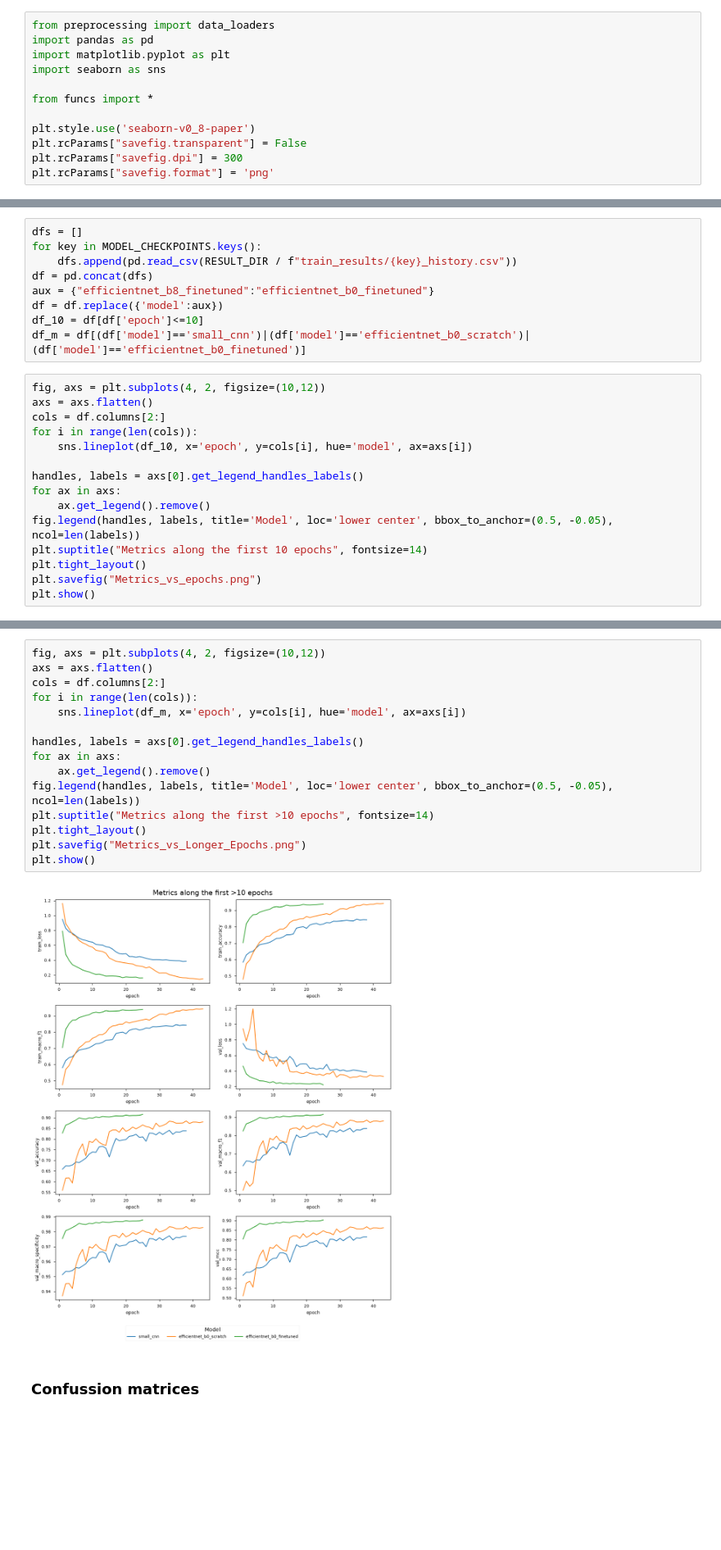
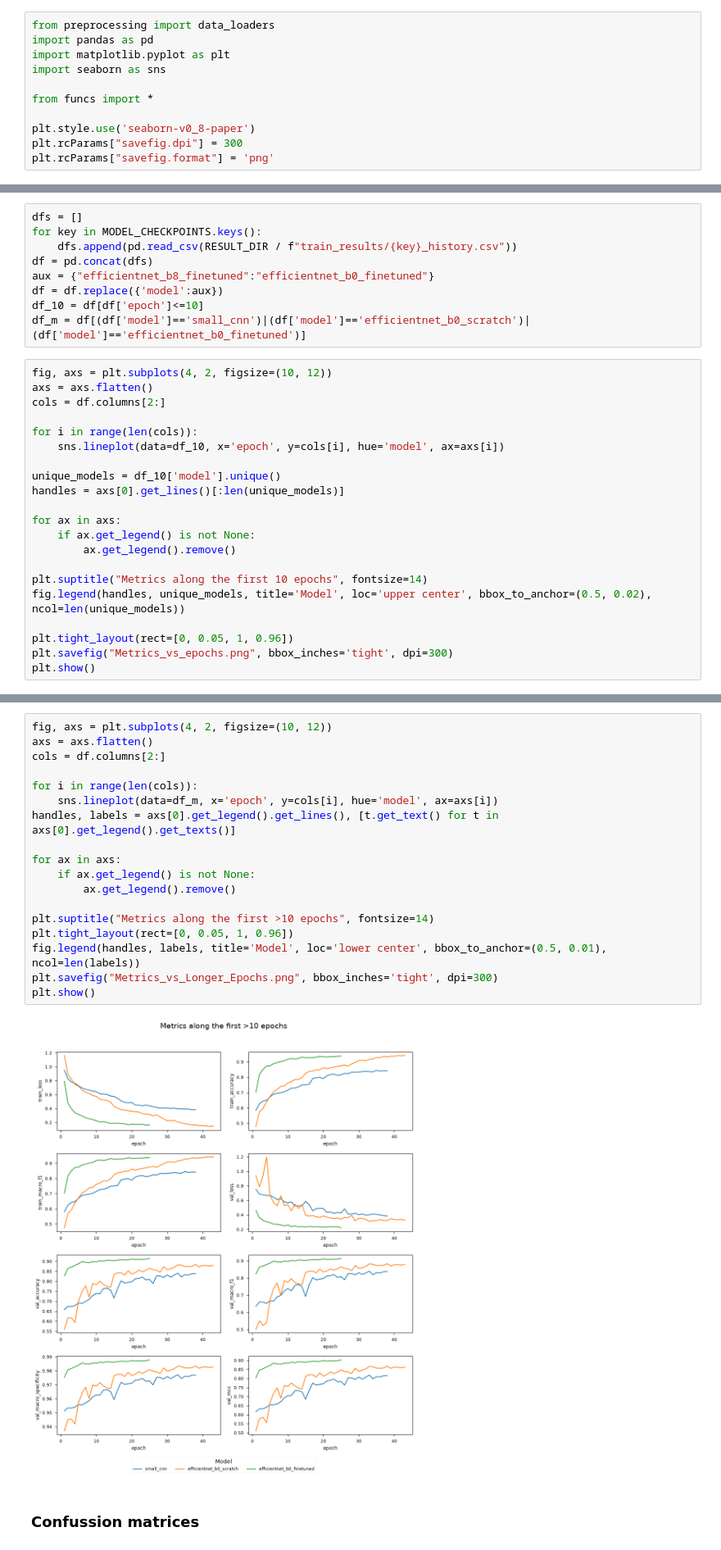
Before and after one commit to esolanoo/DeepLearning_Medical_Image_Analysis, a Jupyter notebook: notebooks/PaperFigures.ipynb, the cells around one changed output, grey strips where cells are left out. Shown at 82% size. Cells and saved outputs as stored; diff of their text form; blank space fills up the shorter version.

```diff
--- a/notebooks/PaperFigures.ipynb
+++ b/notebooks/PaperFigures.ipynb
@@ -20,7 +7,6 @@ import seaborn as sns
 from funcs import *
 
 plt.style.use('seaborn-v0_8-paper')
-plt.rcParams["savefig.transparent"] = False
 plt.rcParams["savefig.dpi"] = 300
 plt.rcParams["savefig.format"] = 'png'
 # %%
@@ -148,18 +133,24 @@ df = df.replace({'model':aux})
 df_10 = df[df['epoch']<=10]
 df_m = df[(df['model']=='small_cnn')|(df['model']=='efficientnet_b0_scratch')|(df['model']=='efficientnet_b0_finetuned')]
 # %%
-fig, axs = plt.subplots(4, 2, figsize=(10,12))
+fig, axs = plt.subplots(4, 2, figsize=(10, 12))
 axs = axs.flatten()
 cols = df.columns[2:]
+
 for i in range(len(cols)):
-    sns.lineplot(df_10, x='epoch', y=cols[i], hue='model', ax=axs[i])
+    sns.lineplot(data=df_10, x='epoch', y=cols[i], hue='model', ax=axs[i])
 
-handles, labels = axs[0].get_legend_handles_labels()
+unique_models = df_10['model'].unique()
+handles = axs[0].get_lines()[:len(unique_models)]
+
 for ax in axs:
-    ax.get_legend().remove()
-fig.legend(handles, labels, title='Model', loc='lower center', bbox_to_anchor=(0.5, -0.05), ncol=len(labels))
+    if ax.get_legend() is not None:
+        ax.get_legend().remove()
+
 plt.suptitle("Metrics along the first 10 epochs", fontsize=14)
-plt.tight_layout()
-plt.savefig("Metrics_vs_epochs.png")
+fig.legend(handles, unique_models, title='Model', loc='upper center', bbox_to_anchor=(0.5, 0.02), ncol=len(unique_models))
+
+plt.tight_layout(rect=[0, 0.05, 1, 0.96])
+plt.savefig("Metrics_vs_epochs.png", bbox_inches='tight', dpi=300)
 plt.show()
 # %% [output]
@@ -167,19 +158,22 @@ plt.show()
 # %%
-fig, axs = plt.subplots(4, 2, figsize=(10,12))
+fig, axs = plt.subplots(4, 2, figsize=(10, 12))
 axs = axs.flatten()
 cols = df.columns[2:]
+
 for i in range(len(cols)):
-    sns.lineplot(df_m, x='epoch', y=cols[i], hue='model', ax=axs[i])
+    sns.lineplot(data=df_m, x='epoch', y=cols[i], hue='model', ax=axs[i])
+handles, labels = axs[0].get_legend().get_lines(), [t.get_text() for t in axs[0].get_legend().get_texts()]
 
-handles, labels = axs[0].get_legend_handles_labels()
 for ax in axs:
-    ax.get_legend().remove()
-fig.legend(handles, labels, title='Model', loc='lower center', bbox_to_anchor=(0.5, -0.05), ncol=len(labels))
+    if ax.get_legend() is not None:
+        ax.get_legend().remove()
+
 plt.suptitle("Metrics along the first >10 epochs", fontsize=14)
-plt.tight_layout()
-plt.savefig("Metrics_vs_Longer_Epochs.png")
+plt.tight_layout(rect=[0, 0.05, 1, 0.96])
+fig.legend(handles, labels, title='Model', loc='lower center', bbox_to_anchor=(0.5, 0.01), ncol=len(labels))
+plt.savefig("Metrics_vs_Longer_Epochs.png", bbox_inches='tight', dpi=300)
 plt.show()
 # %% [output]
-[figure, old version]
+[figure, new version]
 # %% [markdown]
 ### Confussion matrices
```
Also changed, not shown: parts of 8 cells of this notebook, 23 other files.
